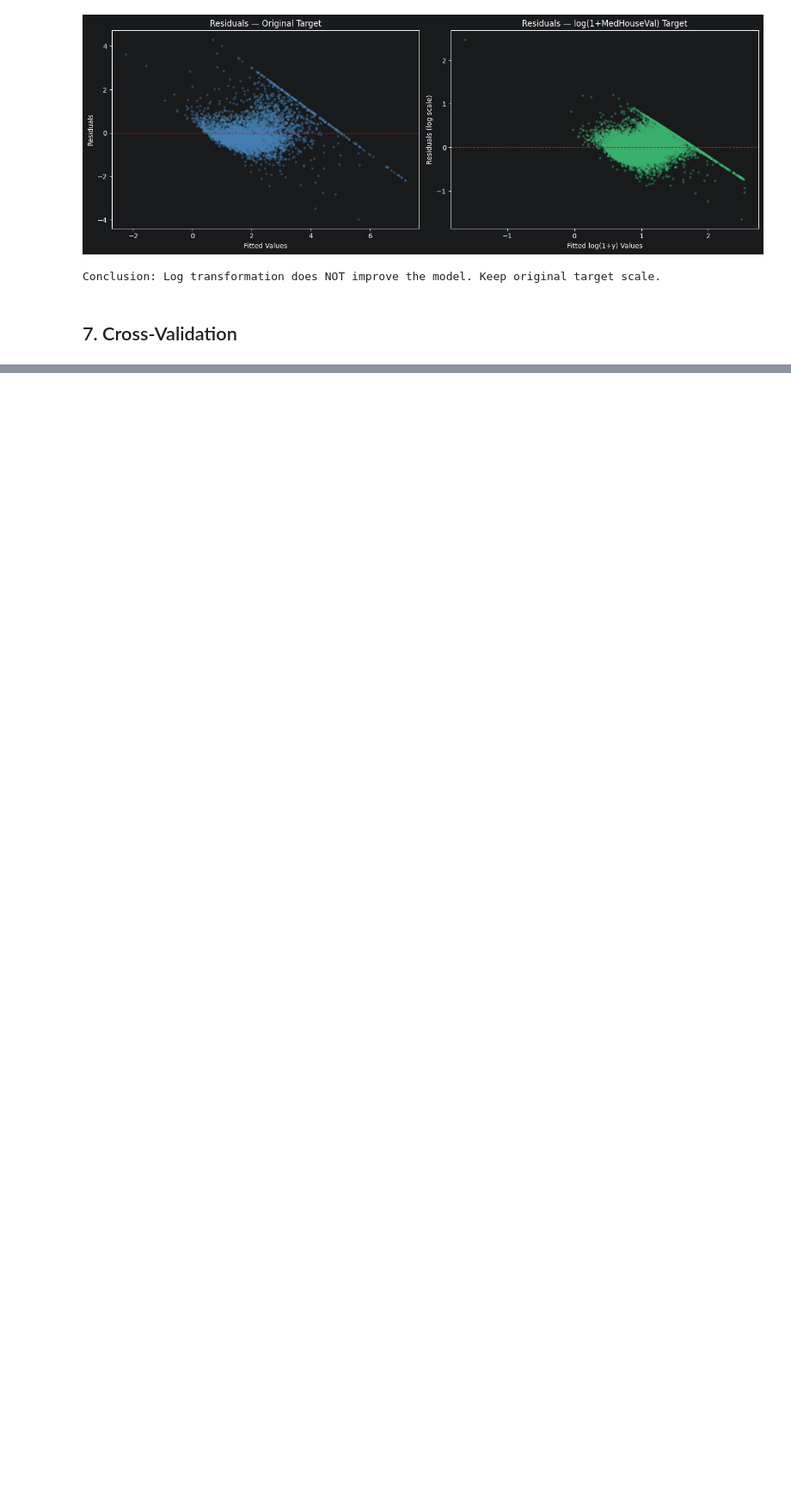
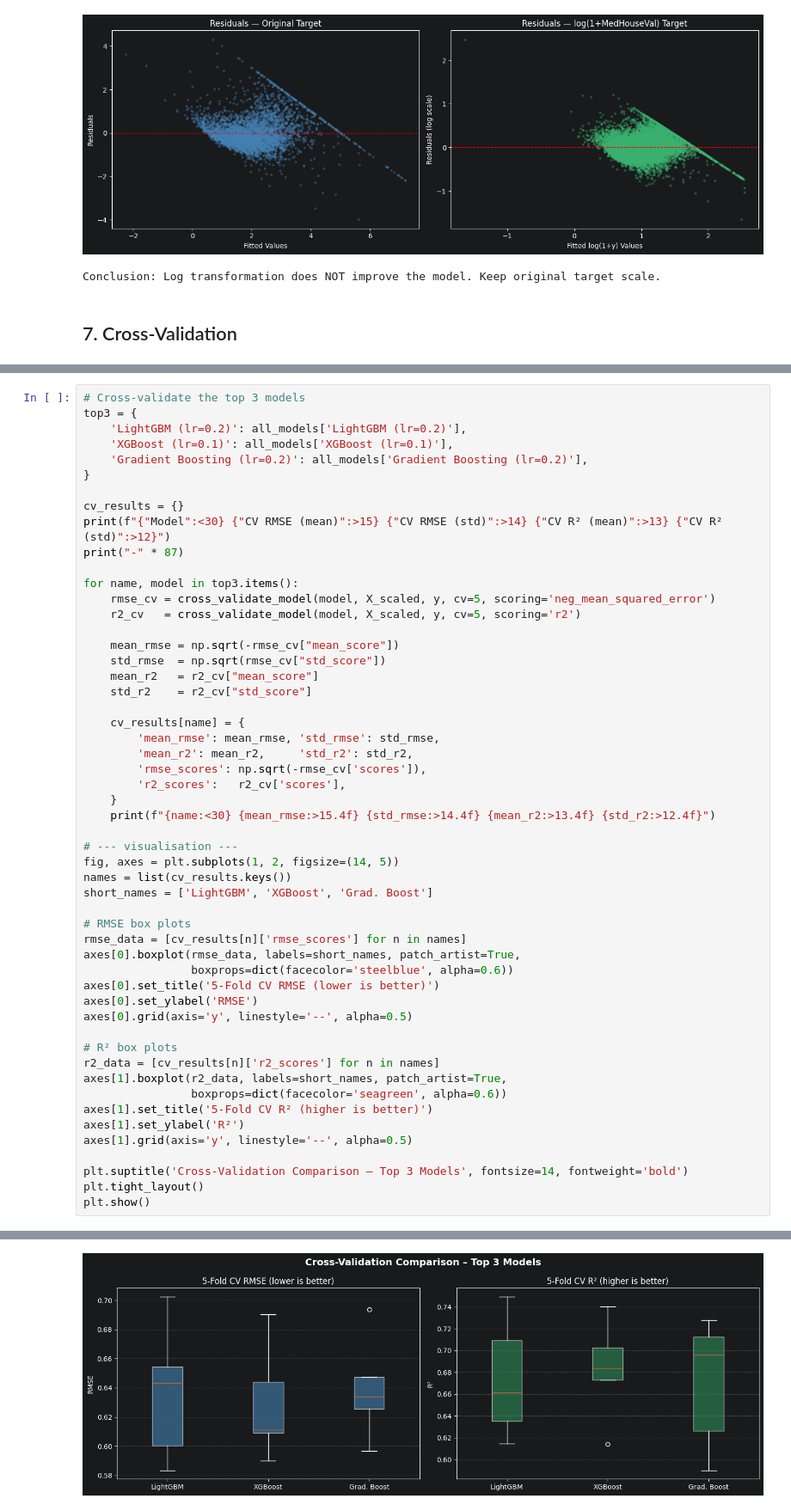
Before and after one commit to DigiCrome-Academy/real-estate-prediction-bnelsonemail, a Jupyter notebook: notebooks/01_regression_modeling.ipynb, the cells around one changed output, grey strips where cells are left out. Shown at 86% size. Saved outputs shown, nothing was run; the diff lists cells and outputs as text; blank space fills up the shorter version.

Commit message:
notebooks(regression): implementation of cross validation and prepared summary markdown

```diff
--- a/notebooks/01_regression_modeling.ipynb
+++ b/notebooks/01_regression_modeling.ipynb
@@ -630,0 +620,54 @@ TODO: Write a summary of your findings:
+# %%
+# Cross-validate the top 3 models
+top3 = {
+    'LightGBM (lr=0.2)': all_models['LightGBM (lr=0.2)'],
+    'XGBoost (lr=0.1)': all_models['XGBoost (lr=0.1)'],
+    'Gradient Boosting (lr=0.2)': all_models['Gradient Boosting (lr=0.2)'],
+}
+
+cv_results = {}
+print(f"{"Model":<30} {"CV RMSE (mean)":>15} {"CV RMSE (std)":>14} {"CV R² (mean)":>13} {"CV R² (std)":>12}")
+print("-" * 87)
+
+for name, model in top3.items():
+    rmse_cv = cross_validate_model(model, X_scaled, y, cv=5, scoring='neg_mean_squared_error')
+    r2_cv   = cross_validate_model(model, X_scaled, y, cv=5, scoring='r2')
+
+    mean_rmse = np.sqrt(-rmse_cv["mean_score"])
+    std_rmse  = np.sqrt(rmse_cv["std_score"])
+    mean_r2   = r2_cv["mean_score"]
+    std_r2    = r2_cv["std_score"]
+
+    cv_results[name] = {
+        'mean_rmse': mean_rmse, 'std_rmse': std_rmse,
+        'mean_r2': mean_r2,     'std_r2': std_r2,
+        'rmse_scores': np.sqrt(-rmse_cv['scores']),
+        'r2_scores':   r2_cv['scores'],
+    }
+    print(f"{name:<30} {mean_rmse:>15.4f} {std_rmse:>14.4f} {mean_r2:>13.4f} {std_r2:>12.4f}")
+
+# --- visualisation ---
+fig, axes = plt.subplots(1, 2, figsize=(14, 5))
+names = list(cv_results.keys())
+short_names = ['LightGBM', 'XGBoost', 'Grad. Boost']
+
+# RMSE box plots
+rmse_data = [cv_results[n]['rmse_scores'] for n in names]
+axes[0].boxplot(rmse_data, labels=short_names, patch_artist=True,
+                boxprops=dict(facecolor='steelblue', alpha=0.6))
+axes[0].set_title('5-Fold CV RMSE (lower is better)')
+axes[0].set_ylabel('RMSE')
+axes[0].grid(axis='y', linestyle='--', alpha=0.5)
+
+# R² box plots
+r2_data = [cv_results[n]['r2_scores'] for n in names]
+axes[1].boxplot(r2_data, labels=short_names, patch_artist=True,
+                boxprops=dict(facecolor='seagreen', alpha=0.6))
+axes[1].set_title('5-Fold CV R² (higher is better)')
+axes[1].set_ylabel('R²')
+axes[1].grid(axis='y', linestyle='--', alpha=0.5)
+
+plt.suptitle('Cross-Validation Comparison – Top 3 Models', fontsize=14, fontweight='bold')
+plt.tight_layout()
+plt.show()
+# %% [output]
@@ -630,0 +679 @@ TODO: Write a summary of your findings:
+[figure, added]
```
Also changed, not shown: parts of 10 cells of this notebook.
